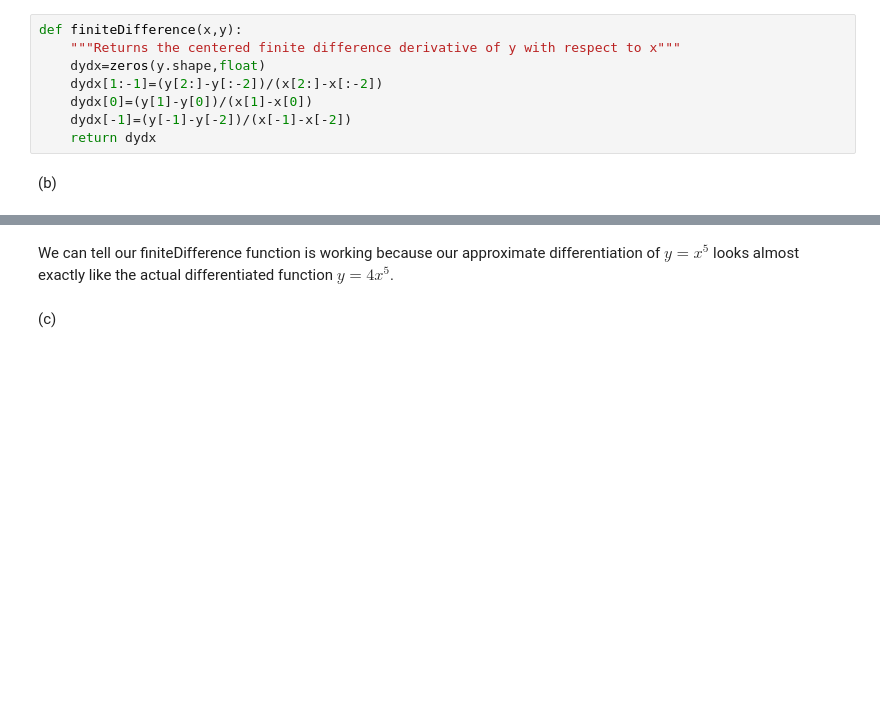
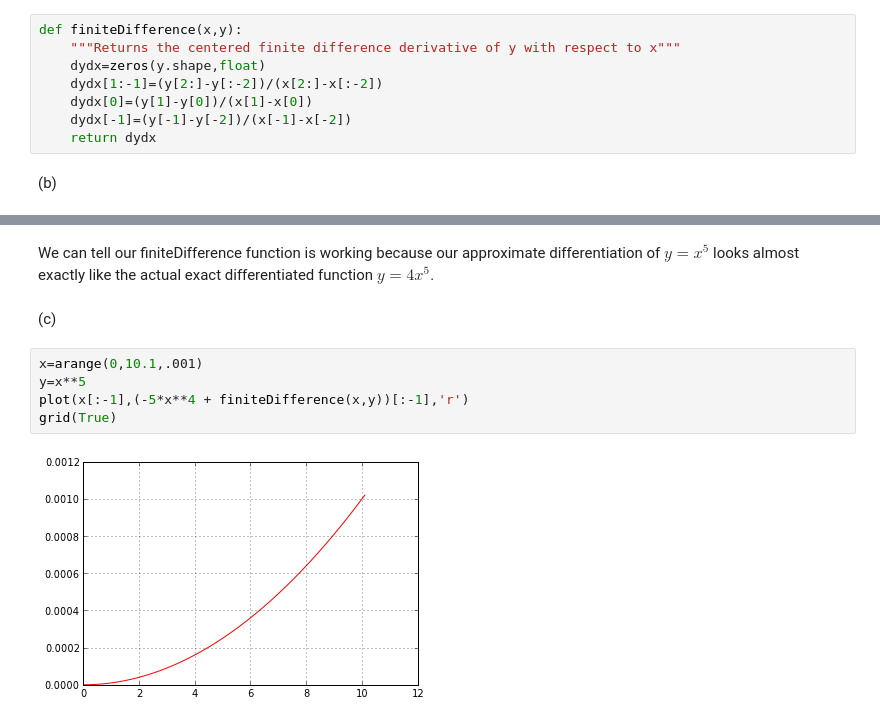
Before and after one commit to jdfreder/MCG, a Jupyter notebook: Week4/InterpAndDiffEx3.ipynb, the cells around one changed output, grey strips where cells are left out. Drawn from its saved outputs; the diff is of its cells as text; blank space fills up the shorter version.

Commit message:
Interp and Differentiation Ex3

```diff
--- a/Week4/InterpAndDiffEx3.ipynb
+++ b/Week4/InterpAndDiffEx3.ipynb
@@ -85,6 +85,13 @@ plot(x,5*x**4,'b')
 [<matplotlib.lines.Line2D at 0x...>]
 [figure]
 # %% [markdown]
-We can tell our finiteDifference function is working because our approximate differentiation of $y=x^5 $ looks almost exactly like the actual differentiated function $y=4x^5$.
+We can tell our finiteDifference function is working because our approximate differentiation of $y=x^5 $ looks almost exactly like the actual exact differentiated function $y=4x^5$.
 # %% [markdown]
 (c)
+# %%
+x=arange(0,10.1,.001)
+y=x**5
+plot(x[:-1],(-5*x**4 + finiteDifference(x,y))[:-1],'r')
+grid(True)
+# %% [output]
+[figure, added]
```
Also changed, not shown: parts of 11 cells of this notebook.
